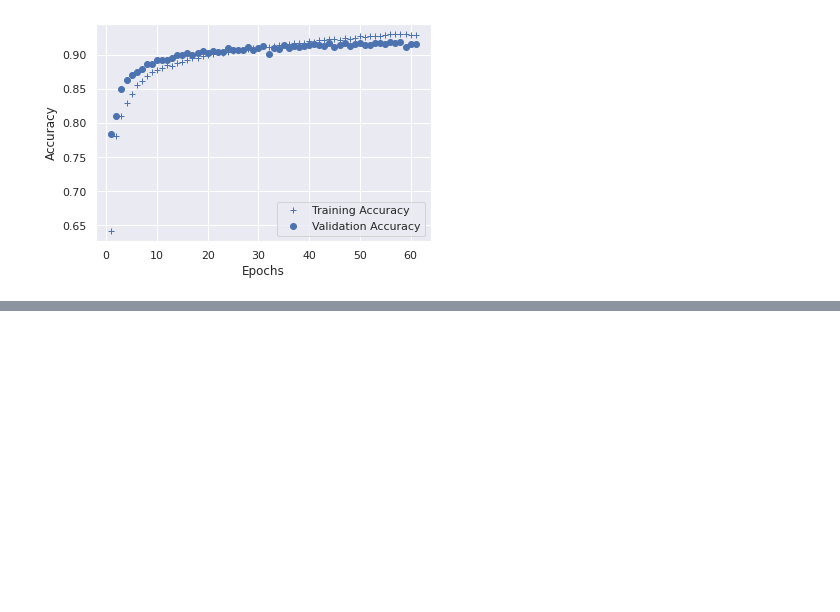
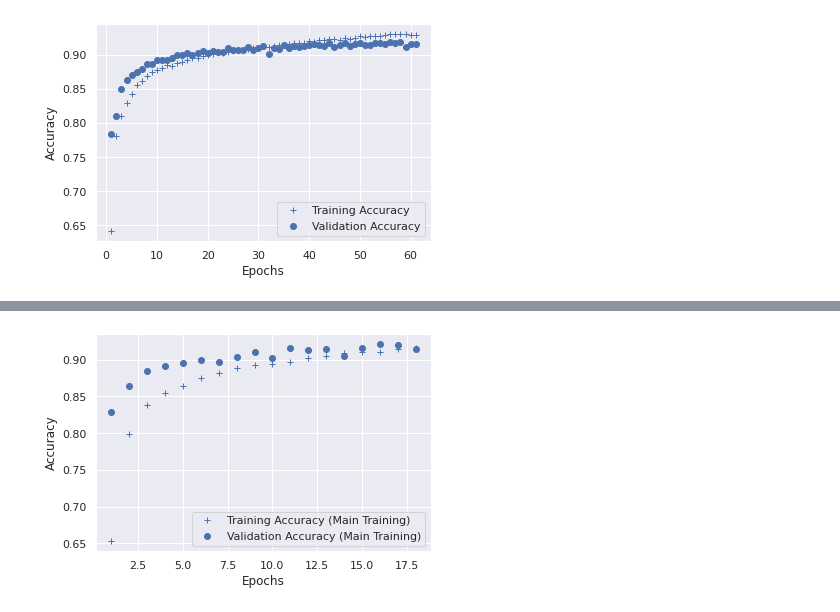
Before and after one commit to pedrohortencio/machine-learning-gladiator, a Jupyter notebook: Fashion MNIST/Fashion_MNIST_Gladiator.ipynb, the cells around one changed output, grey strips where cells are left out. Saved outputs shown, nothing was run; the diff lists cells and outputs as text; code cells hidden in the pictures; blank space fills up the shorter version.

```diff
--- a/Fashion MNIST/Fashion_MNIST_Gladiator.ipynb
+++ b/Fashion MNIST/Fashion_MNIST_Gladiator.ipynb
@@ -263,0 +498,17 @@ plt.show()
+# %%
+epochs = range(1, len(cnnTL_history.history['loss'])+1)
+training_acc = cnnTL_history.history['accuracy']
+validation_acc = cnnTL_history.history['val_accuracy']
+
+
+# b+ is for "blue cross"
+plt.plot(epochs, training_acc, 'b+', label='Training Accuracy (Main Training)')
+# "bo" is for "blue dot"
+plt.plot(epochs, validation_acc, 'bo', label='Validation Accuracy (Main Training)')
+plt.xlabel('Epochs')
+plt.ylabel('Accuracy')
+plt.legend()
+
+plt.show()
+# %% [output]
+[figure, added]
```
Also changed, not shown: parts of 32 cells of this notebook.
